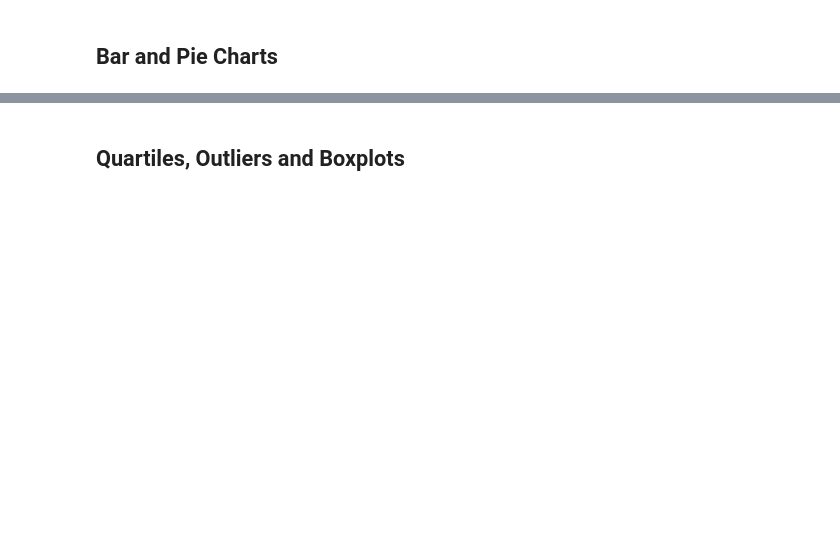
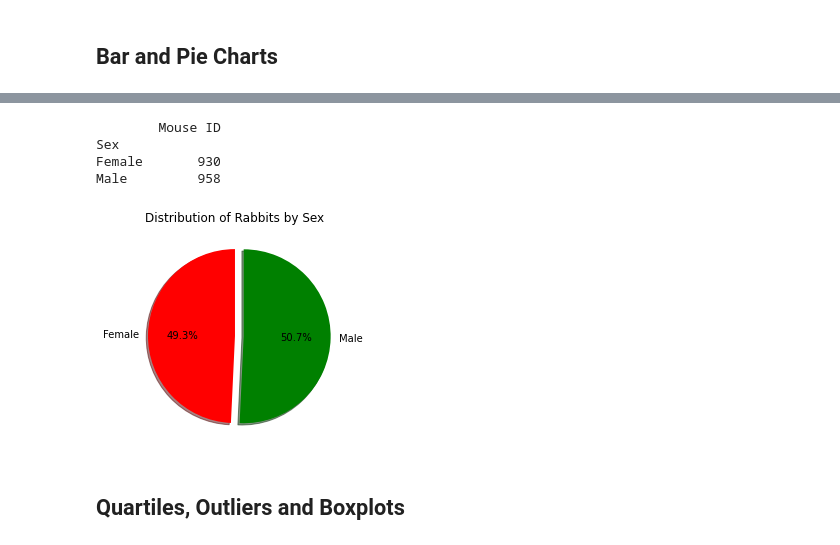
Before and after one commit to yukamara/Matplotlib, a Jupyter notebook: pymaceuticals.ipynb, the cells around one changed output, grey strips where cells are left out. Saved outputs shown, nothing was run; the diff lists cells and outputs as text; code cells hidden in the pictures; blank space fills up the shorter version.

```diff
--- a/pymaceuticals.ipynb
+++ b/pymaceuticals.ipynb
@@ -172,3 +186,23 @@ ValueError: shape mismatch: objects cannot be broadcast to a single shape
+# %%
+# Generate a pie plot showing the distribution of female versus male mice using pyplot
+# Group the data by sex
+sex_df = cleaned_df[['Mouse ID','Sex']].groupby(['Sex']).count()
+print(sex_df)
+
+# Generate the pie chart shoow the male-female distribution of the rabbits
+labels = ['Female', 'Male']
+explode = (0.0, 0.1)
+colors = ['red','green']
+plt.pie(sex_df['Mouse ID'], autopct='%1.1f%%', labels=label, explode = explode, colors=colors, startangle=90, shadow=True)
+
+plt.title('Distribution of Rabbits by Sex')
+plt.show()
+# %% [output]
+        Mouse ID
+Sex
+Female       930
+Male         958
+[figure, added]
 # %% [markdown]
 ## Quartiles, Outliers and Boxplots
 # %%
```
Also changed, not shown: parts of 7 cells of this notebook, 1 other file.
